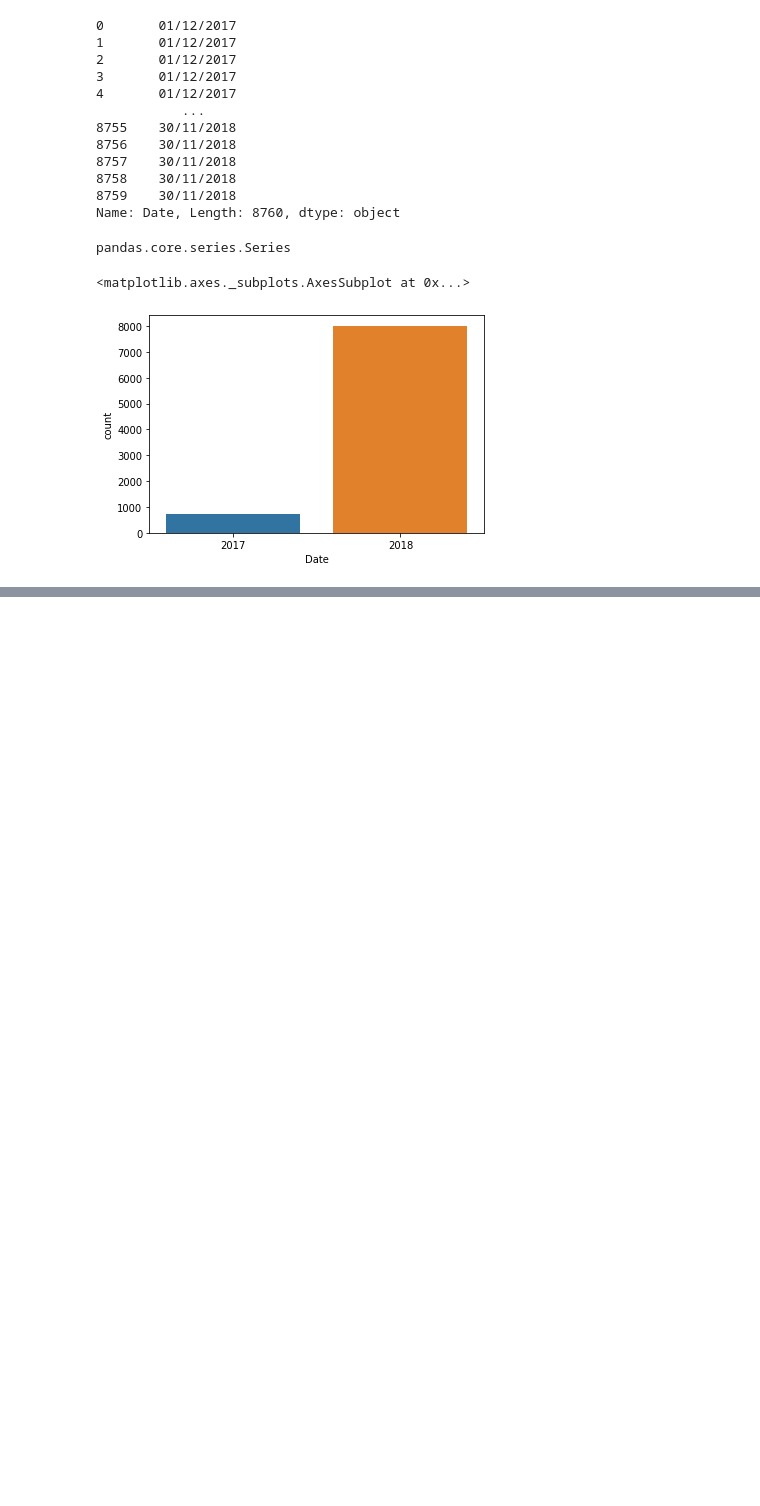
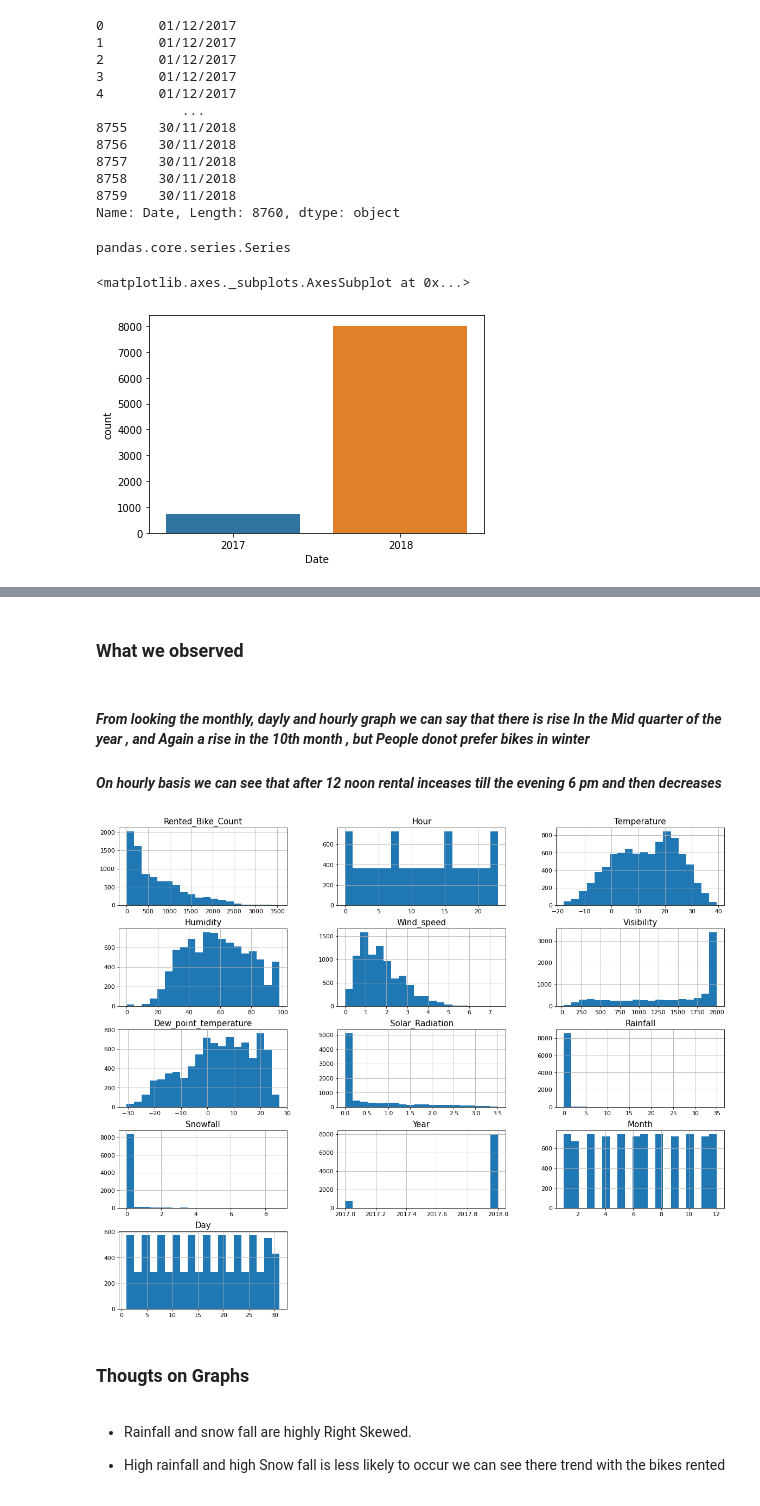
Before and after one commit to AkashSalmuthe/Bike-Sharing-Demand-Prediction, a Jupyter notebook: Bike_Sharing_Demand_Prediction_Capstone_Project.ipynb, the cells around one changed output, grey strips where cells are left out. Saved outputs shown, nothing was run; the diff lists cells and outputs as text; code cells hidden in the pictures; blank space fills up the shorter version.

```diff
--- a/Bike_Sharing_Demand_Prediction_Capstone_Project.ipynb
+++ b/Bike_Sharing_Demand_Prediction_Capstone_Project.ipynb
@@ -244,0 +255,18 @@ axes[1, 1].tick_params(axis='x', labelrotation=90)
+# %% [markdown]
+### **What we observed**
+# %% [markdown]
+
+ ####  *From looking the monthly, dayly and hourly graph we can say that there is rise In the Mid quarter of the year , and Again a rise in the 10th month , but People donot prefer bikes in winter*
+
+ ####  *On hourly basis we can see that after 12 noon rental inceases till the evening 6 pm and then decreases*
+# %%
+df.hist(bins=20,figsize=(20,30),layout=(9,3))
+plt.show()
+# %% [output]
+[figure, added]
+# %% [markdown]
+### **Thougts on Graphs**
+# %% [markdown]
+* Rainfall and snow fall are highly Right Skewed.
+
+* High rainfall and high Snow fall is less likely to occur we can see there trend with the bikes rented
```
Also changed, not shown: parts of 6 cells of this notebook.
